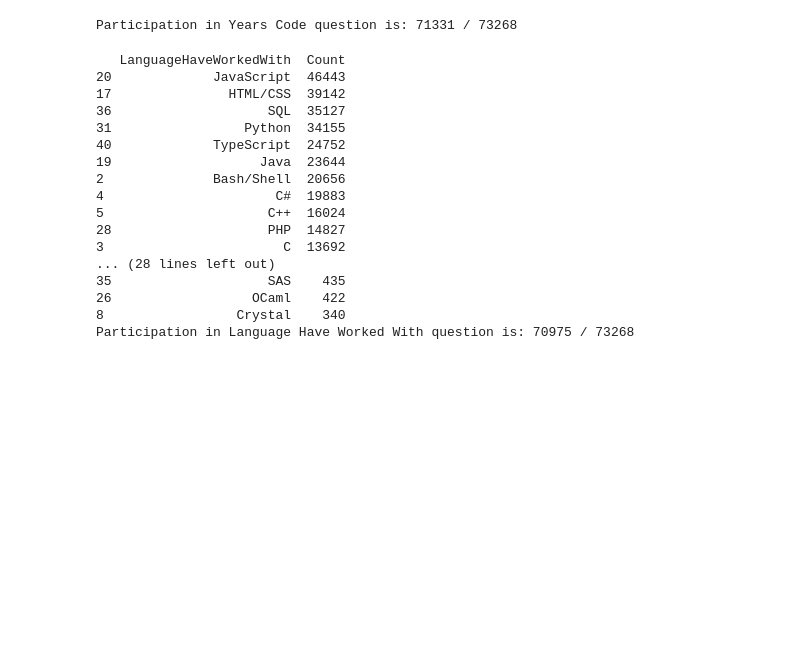
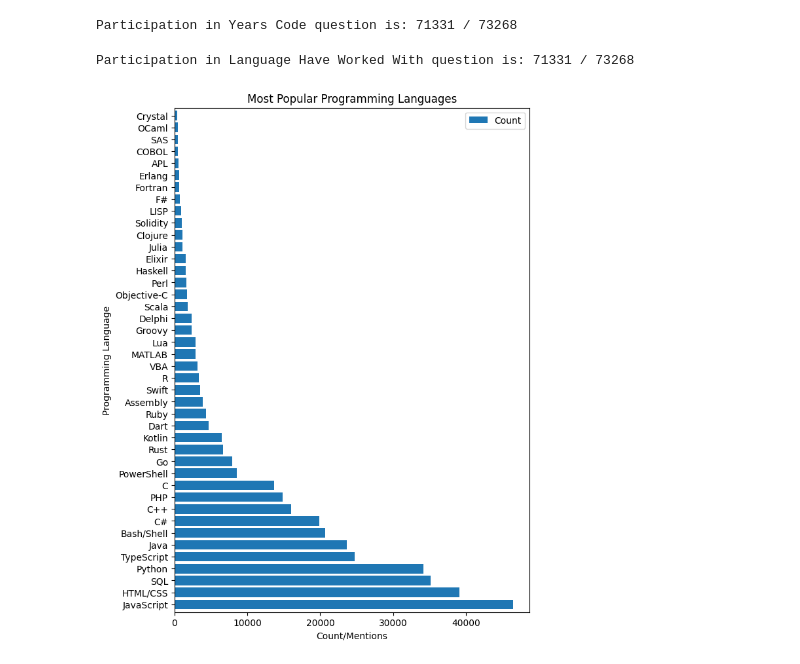
Before and after one commit to Adison-Fryman/SOF-survey-Analysis, a Jupyter notebook: Stack Overflow Data Analysis, WHOLE,age,gender, mental health, devop.ipynb, the cells around one changed output. Saved outputs shown, nothing was run; the diff lists cells and outputs as text; code cells hidden in the pictures; blank space fills up the shorter version.

```diff
--- a/Stack Overflow Data Analysis, WHOLE,age,gender, mental health, devop.ipynb
+++ b/Stack Overflow Data Analysis, WHOLE,age,gender, mental health, devop.ipynb
@@ -174,45 +177,49 @@ Participation in Years Code question is: 71331 / 73268
 # %%
 #looking at most used languages
 
 
 # Replace ';' with ','
 df_lang = df_whole
 
 df_lang['LanguageHaveWorkedWith'] = df_lang['LanguageHaveWorkedWith'].str.replace(';', ',')
 
 # Split the 'LanguageHaveWorkedWith' column by ',' and explode the resulting list
 df_lang = df_lang.assign(LanguageHaveWorkedWith=df_whole['LanguageHaveWorkedWith'].str.split(',')).explode('LanguageHaveWorkedWith')
 
 # Group by 'LanguageHaveWorkedWith', and count the occurrences ".size() is doing the counting in the groups"
 df_lang = df_lang.groupby([ 'LanguageHaveWorkedWith']).size().reset_index(name='Count')
 
 # Sort by 'Count' in descending order
 df_lang_sorted = df_lang.sort_values(by='Count', ascending=False)
+df_lang_sorted
 
+# set the index column as the x-axis
+df_lang_sorted.set_index('LanguageHaveWorkedWith', inplace=True)
+
+#df_lang_sorted.columns
+
+# Save the DataFrame to a CSV file
+df_lang_sorted.to_csv("df_lang.csv", index=True)
+
+# plot the bar graph
+df_lang_sorted.plot(kind='barh', figsize=(7,10),width=.8)
+
+# set the title and labels for the graph
+plt.title('Most Popular Programming Languages')
+plt.ylabel('Programming Language')
+plt.xlabel('Count/Mentions')
+
+# display the graph
+#plt.show()
 
 # Preview the resulting dataframe
-print(df_lang_sorted.tail(75))
+#print(df_lang_sorted.tail(75))
 
 # Recording participation:
-x = df_whole['LanguageHaveWorkedWith'].count()
-y = len(df_whole)
+#x = df_whole['LanguageHaveWorkedWith'].count()
+#y = len(df_whole)
 
 print(f'Participation in Language Have Worked With question is: {x} / {y}')
 # %% [output]
-   LanguageHaveWorkedWith  Count
-20             JavaScript  46443
-17               HTML/CSS  39142
-36                    SQL  35127
-31                 Python  34155
-40             TypeScript  24752
-19                   Java  23644
-2              Bash/Shell  20656
-4                      C#  19883
-5                     C++  16024
-28                    PHP  14827
-3                       C  13692
-... (28 lines left out)
-35                    SAS    435
-26                  OCaml    422
-8                 Crystal    340
-Participation in Language Have Worked With question is: 70975 / 73268
+Participation in Language Have Worked With question is: 71331 / 73268
+[figure, added]
```
Also changed, not shown: parts of 37 cells of this notebook, 2 other files.
